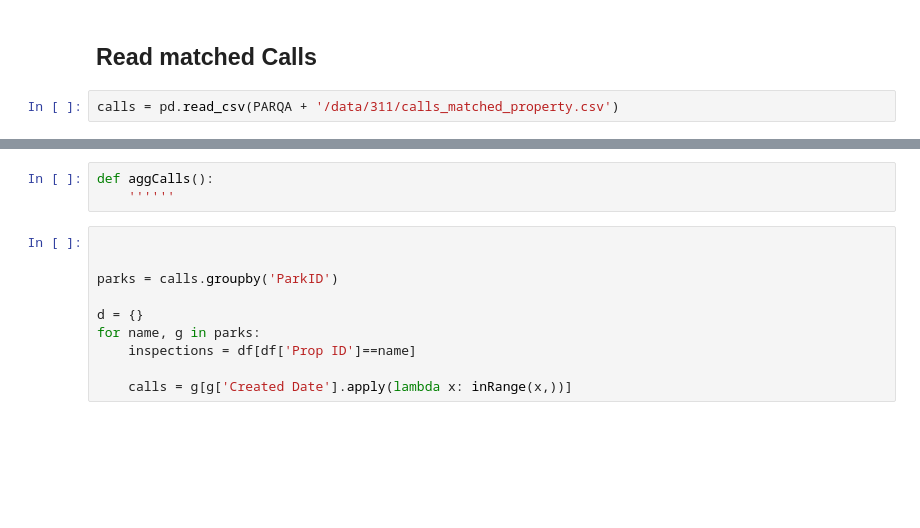
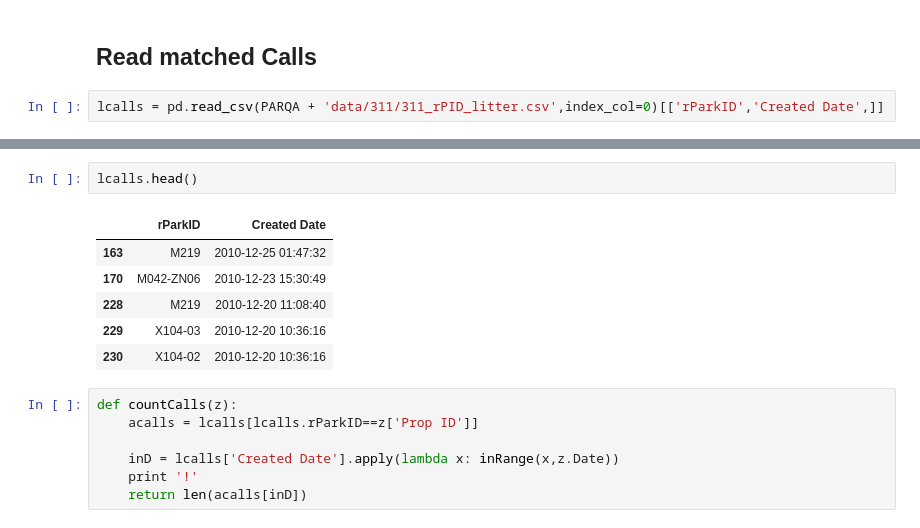
Before and after one commit to gdobler/parqa, a Jupyter notebook: Inspections/Inspections_generate_call_windows.ipynb, the cells around one changed output, grey strips where cells are left out. Drawn from its saved outputs; the diff is of its cells as text; blank space fills up the shorter version.

```diff
--- a/Inspections/Inspections_generate_call_windows.ipynb
+++ b/Inspections/Inspections_generate_call_windows.ipynb
@@ -60,5 +57,5 @@ inspections = df[['Prop ID','Date', 'Overall Condition', 'Cleanliness']]
 # %% [markdown]
 ## Read matched Calls
 # %%
-calls = pd.read_csv(PARQA + '/data/311/calls_matched_property.csv')
+lcalls = pd.read_csv(PARQA + 'data/311/311_rPID_litter.csv',index_col=0)[['rParkID','Created Date',]]
 # %%
@@ -69,13 +63,16 @@ AttributeError: Cannot access callable attribute 'to_dict' of 'DataFrameGroupBy'
-# %%
-def aggCalls():
-    ''''''
-# %%
-
-
-parks = calls.groupby('ParkID')
-
-d = {}
-for name, g in parks:
-    inspections = df[df['Prop ID']==name]
-
-    calls = g[g['Created Date'].apply(lambda x: inRange(x,))]
+# %%
+lcalls.head()
+# %% [output]
+|  | rParkID | Created Date |
+| 163 | M219 | 2010-12-25 01:47:32 |
+| 170 | M042-ZN06 | 2010-12-23 15:30:49 |
+| 228 | M219 | 2010-12-20 11:08:40 |
+| 229 | X104-03 | 2010-12-20 10:36:16 |
+| 230 | X104-02 | 2010-12-20 10:36:16 |
+# %%
+def countCalls(z):
+    acalls = lcalls[lcalls.rParkID==z['Prop ID']]
+
+    inD = lcalls['Created Date'].apply(lambda x: inRange(x,z.Date))
+    print '!'
+    return len(acalls[inD])
```
Also changed, not shown: parts of 11 cells of this notebook, 1 other file.
